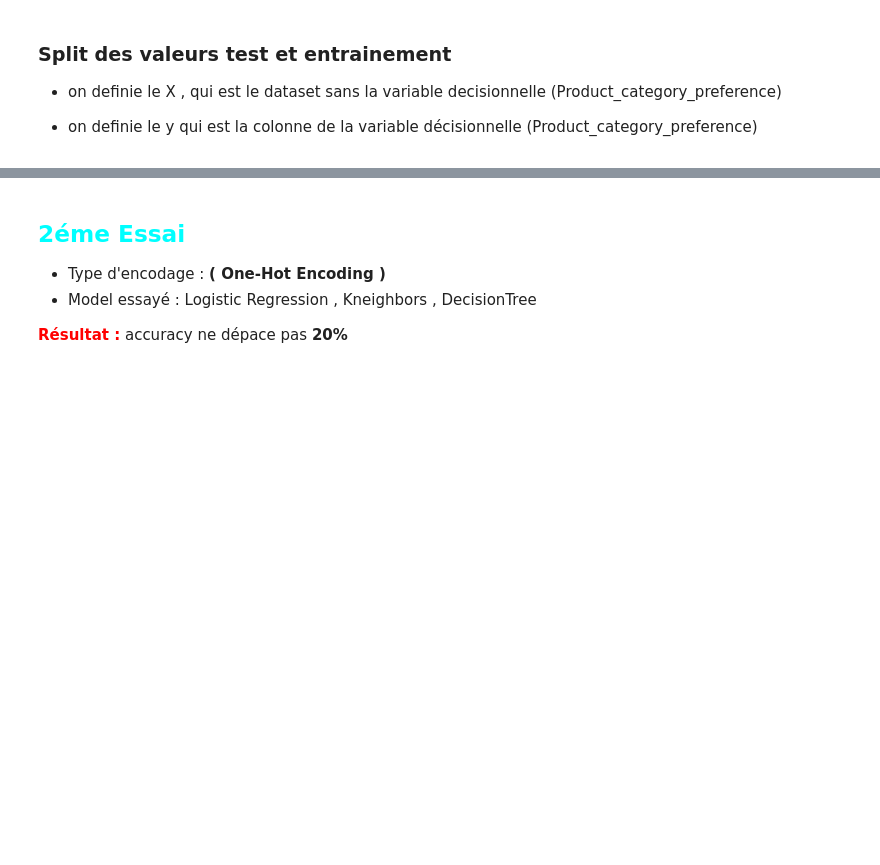
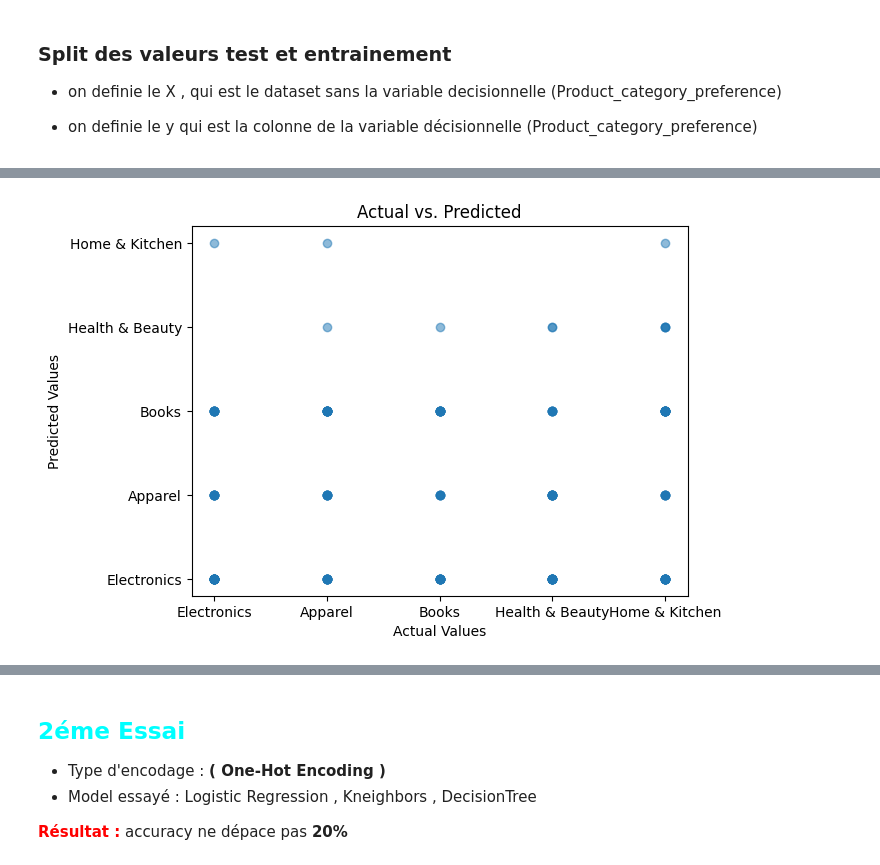
Before and after one commit to asmaembr/Classification_product_category, a Jupyter notebook: ProductCategoryPredictionV3.ipynb, the cells around one changed output, grey strips where cells are left out. Cells and saved outputs as stored; diff of their text form; code cells hidden in the pictures; blank space fills up the shorter version.

```diff
--- a/ProductCategoryPredictionV3.ipynb
+++ b/ProductCategoryPredictionV3.ipynb
@@ -215,0 +300,5 @@ X_train, X_test, y_train, y_test = train_test_split(X, y, test_size=0.2, random_
+# %%
+DecisionTreeClassifierModel =DecisionTreeClassifier(
+    max_depth=3
+)
+DecisionTreeClassifierModel.fit(X_train, y_train)
@@ -215,0 +311,6 @@ X_train, X_test, y_train, y_test = train_test_split(X, y, test_size=0.2, random_
+# %%
+y_pred = DecisionTreeClassifierModel.predict(X_test)
+
+print(f"Test accuracy: {accuracy_score(y_test, y_pred)}")
+print("\nClassification Report:")
+print(classification_report(y_test, y_pred))
@@ -215,0 +332,8 @@ X_train, X_test, y_train, y_test = train_test_split(X, y, test_size=0.2, random_
+# %%
+plt.scatter(y_test, y_pred, alpha=0.5)
+plt.xlabel("Actual Values")
+plt.ylabel("Predicted Values")
+plt.title("Actual vs. Predicted")
+plt.show()
+# %% [output]
+[figure, added]
```
Also changed, not shown: parts of 24 cells of this notebook, 2 other files.
